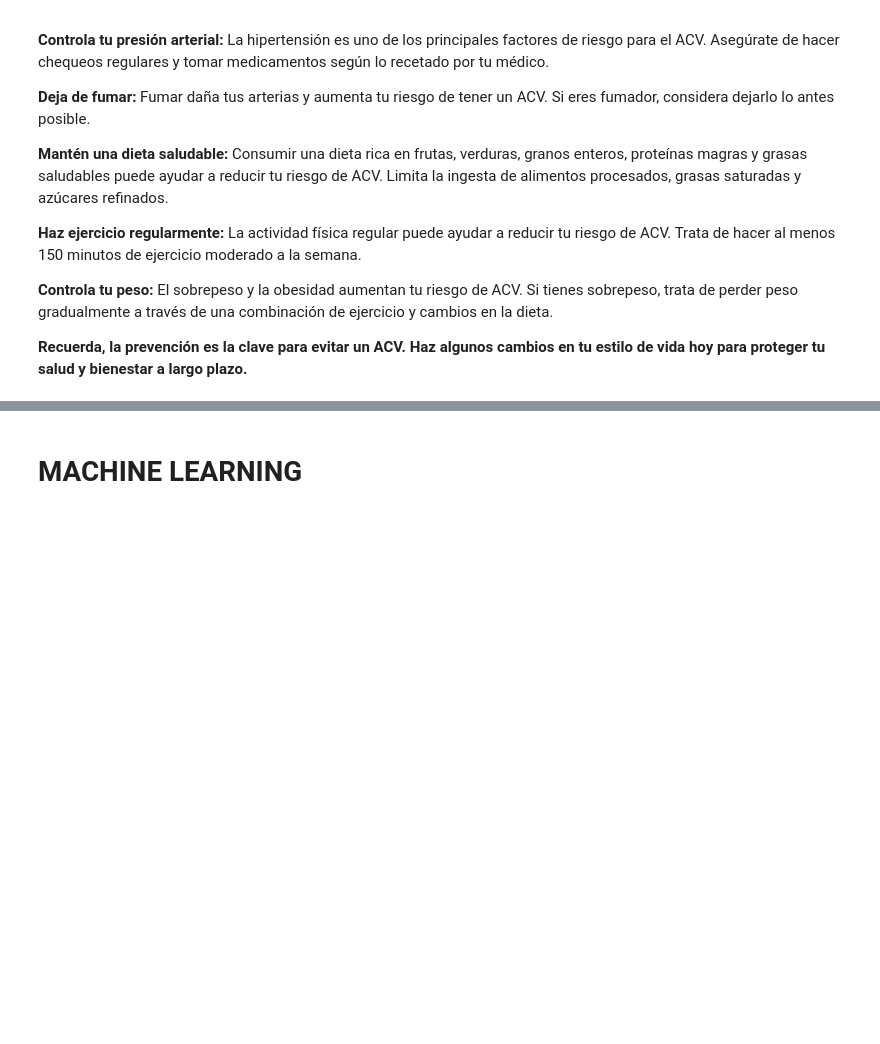
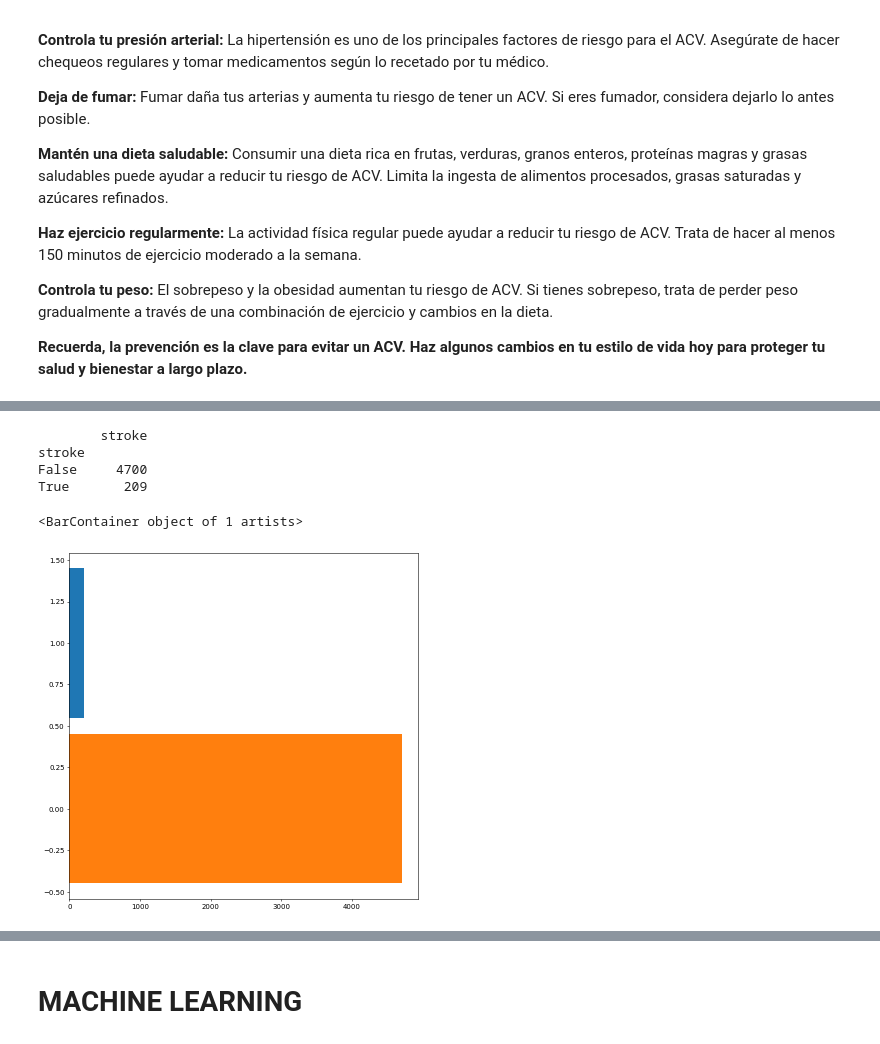
Before and after one commit to JavierArdans/2-Entrega-DataScience-CoderHouse, a Jupyter notebook: Final_ACV.ipynb, the cells around one changed output, grey strips where cells are left out. Drawn from its saved outputs; the diff is of its cells as text; code cells hidden in the pictures; blank space fills up the shorter version.

```diff
--- a/Final_ACV.ipynb
+++ b/Final_ACV.ipynb
@@ -322,0 +375,4 @@
+# %%
+# TRABAJANDO CON LOS DATOS FALTANTES
+acv['bmi'] = acv['bmi'].fillna(round (acv['bmi'].median(), 2))
+acv.isnull().sum()
@@ -322,0 +392,24 @@
+# %%
+# AGRUPANDO VARIABLES NUMÉRICAS
+
+acv['bmi_cat'] = pd.cut(acv['bmi'], bins = [0, 19, 25,30,10000], labels = ['Underweight', 'Ideal', 'Overweight', 'Obesity'])
+acv['age_cat'] = pd.cut(acv['age'], bins = [0,13,18, 45,60,200], labels = ['Children', 'Teens', 'Adults','Mid Adults','Elderly'])
+acv['glucose_cat'] = pd.cut(acv['avg_glucose_level'], bins = [0,90,160,230,500], labels = ['Low', 'Normal', 'High', 'Very High'])
+# %%
+# CONTANDO CASOS POSITIVOS Y NEGATIVOS
+
+x = pd.DataFrame( acv.groupby(['stroke'])['stroke'].count())
+print (x)
+# %% [output]
+        stroke
+stroke
+False     4700
+True       209
+# %%
+# SUBPLOT MOSTRANDO LA DIFERENCIA ENTRE LOS ESTADOS DE LOS ENCUESTADOS
+fig, ax = plt.subplots(figsize = (9,9), dpi = 50)
+ax.barh([1], x.stroke[1], height = 0.9,)
+ax.barh([0], x.stroke[0], height = 0.9,)
+# %% [output]
+<BarContainer object of 1 artists>
+[figure, added]
```
Also changed, not shown: parts of 38 cells of this notebook.
